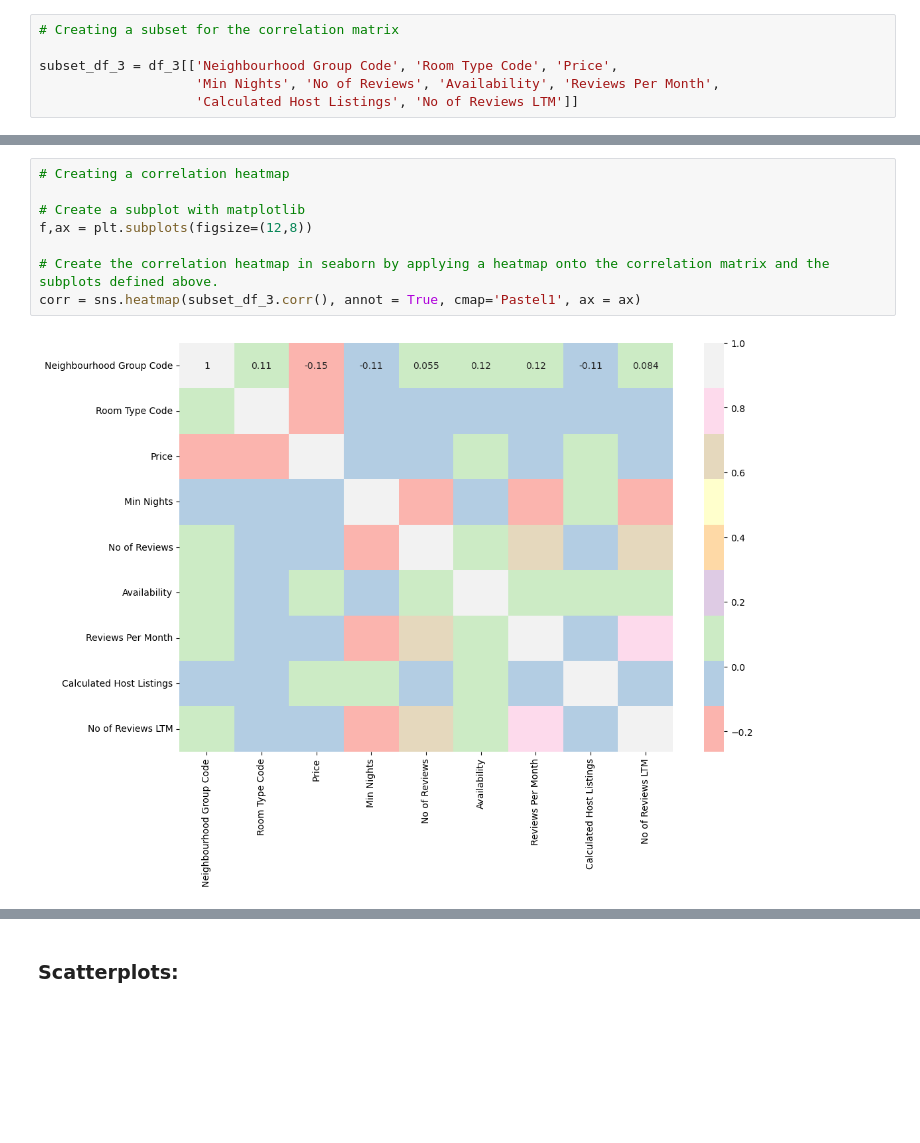
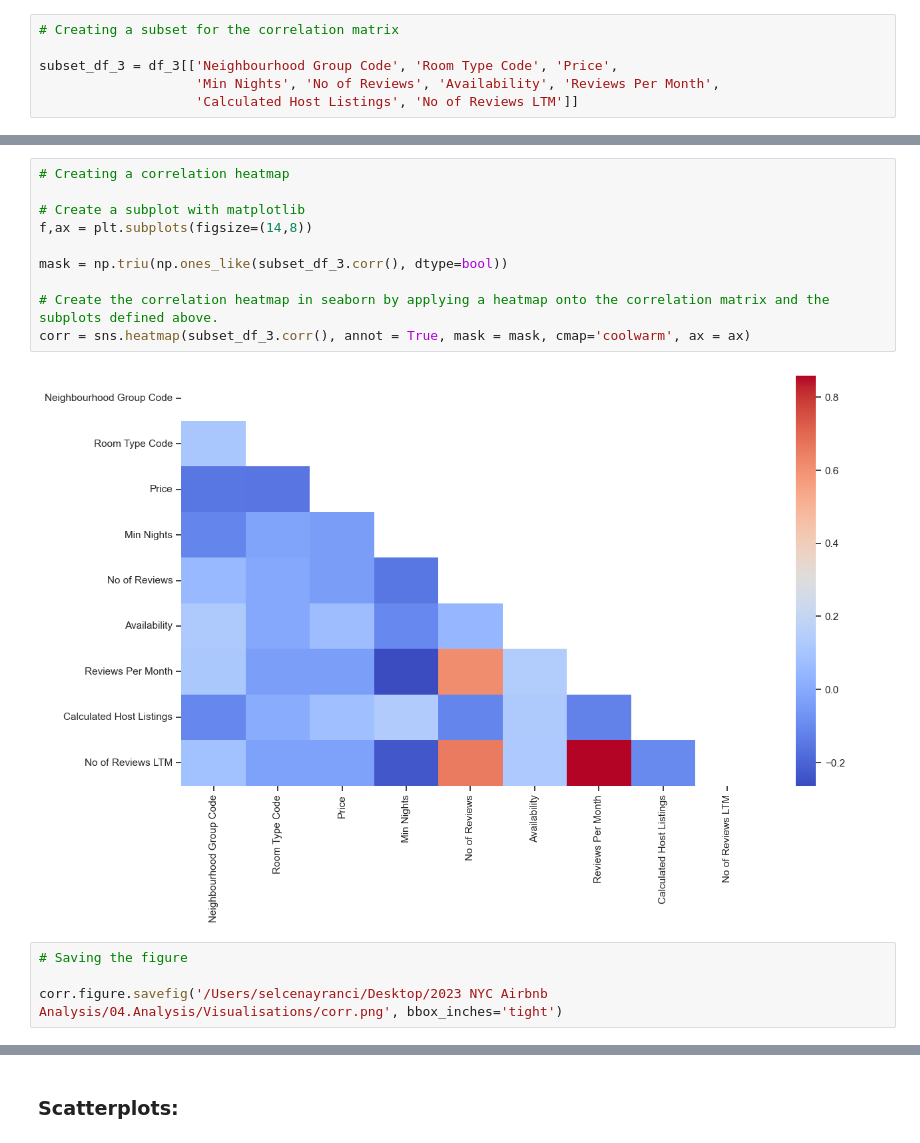
Before and after one commit to slcnyrnc/2023-NYC-Airbnb-Analysis, a Jupyter notebook: 03.Scripts/6.2 Exploring Relationships.ipynb, the cells around one changed output, grey strips where cells are left out. Saved outputs shown, nothing was run; the diff lists cells and outputs as text; blank space fills up the shorter version.

```diff
--- a/03.Scripts/6.2 Exploring Relationships.ipynb
+++ b/03.Scripts/6.2 Exploring Relationships.ipynb
@@ -168,13 +170,19 @@ subset_df_3.corr()
 # %%
 # Creating a correlation heatmap
 
 # Create a subplot with matplotlib
-f,ax = plt.subplots(figsize=(12,8))
+f,ax = plt.subplots(figsize=(14,8))
+
+mask = np.triu(np.ones_like(subset_df_3.corr(), dtype=bool))
 
 # Create the correlation heatmap in seaborn by applying a heatmap onto the correlation matrix and the subplots defined above.
-corr = sns.heatmap(subset_df_3.corr(), annot = True, cmap='Pastel1', ax = ax)
+corr = sns.heatmap(subset_df_3.corr(), annot = True, mask = mask, cmap='coolwarm', ax = ax)
 # %% [output]
-[figure, old version]
+[figure, new version]
+# %%
+# Saving the figure
+
+corr.figure.savefig('/Users/selcenayranci/Desktop/2023 NYC Airbnb Analysis/04.Analysis/Visualisations/corr.png', bbox_inches='tight')
 # %% [markdown]
 #### Interpreting the results of the heatmap
 
```
Also changed, not shown: parts of 25 cells of this notebook, 10 other files.
